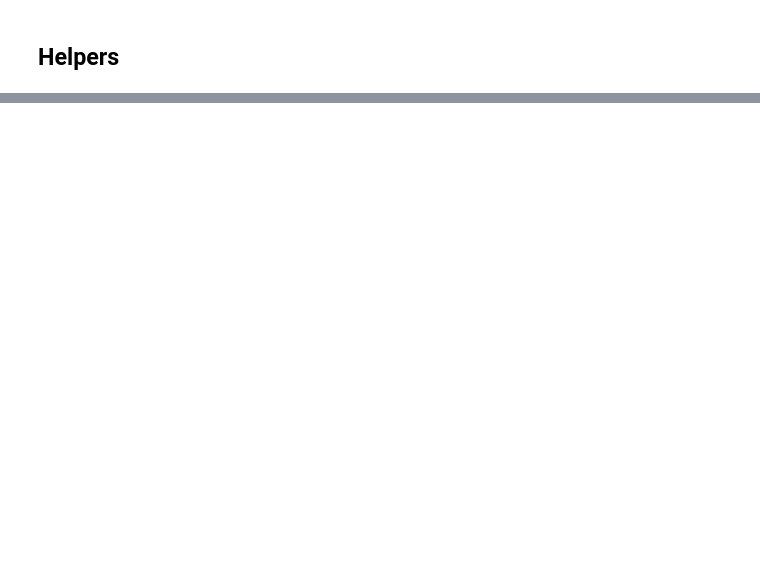
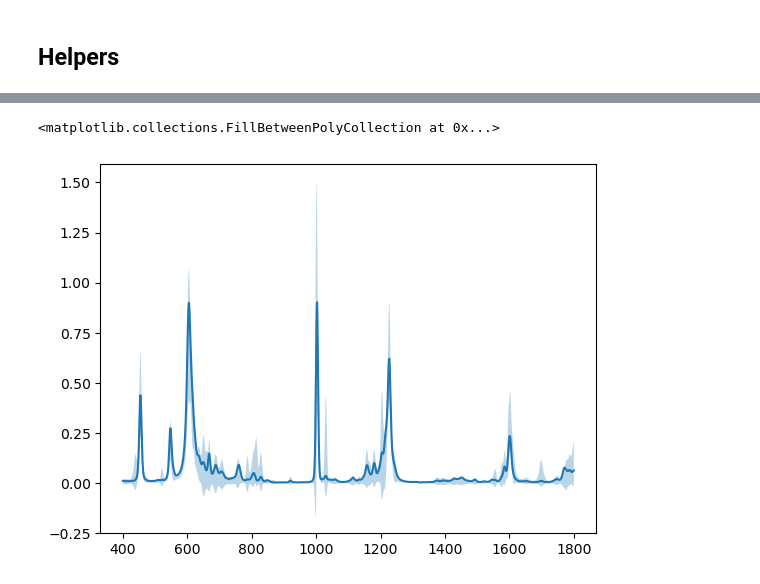
Before and after one commit to tmuird/lumos-vae, a Jupyter notebook: notebooks/evaluate.ipynb, the cells around one changed output, grey strips where cells are left out. Saved outputs shown, nothing was run; the diff lists cells and outputs as text; code cells hidden in the pictures; blank space fills up the shorter version.

```diff
--- a/notebooks/evaluate.ipynb
+++ b/notebooks/evaluate.ipynb
@@ -653,0 +556,8 @@ glasgow T=16: no ground-truth fluorophores in glasgow_16_trimmed_smoothed.zarr,
+# %%
+draws = recover_raman_draws_posthoc(10,info["model"],d_recal["ts"][:N_CALIB_SPECTRA])
+lo, hi = np.percentile(draws[0], (1, 99), axis=0)   # draws[0]: [N_POSTERIOR, W] -> lo, hi: [W]
+plt.plot(wn,draws[0, 0])
+plt.fill_between(wn, lo, hi, alpha=0.3)
+# %% [output]
+<matplotlib.collections.FillBetweenPolyCollection at 0x...>
+[figure, added]
```
Also changed, not shown: parts of 78 cells of this notebook, 5 other files.
